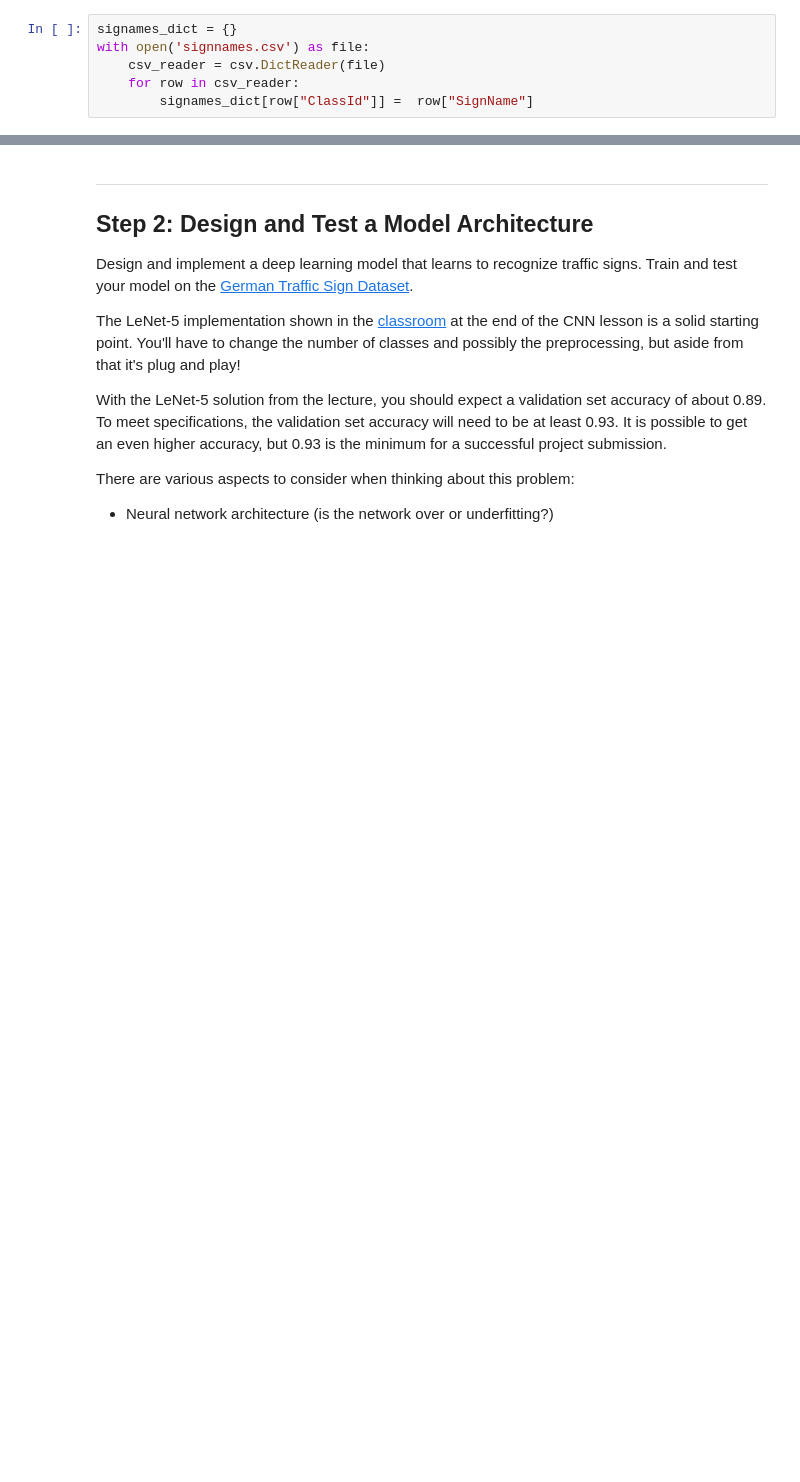
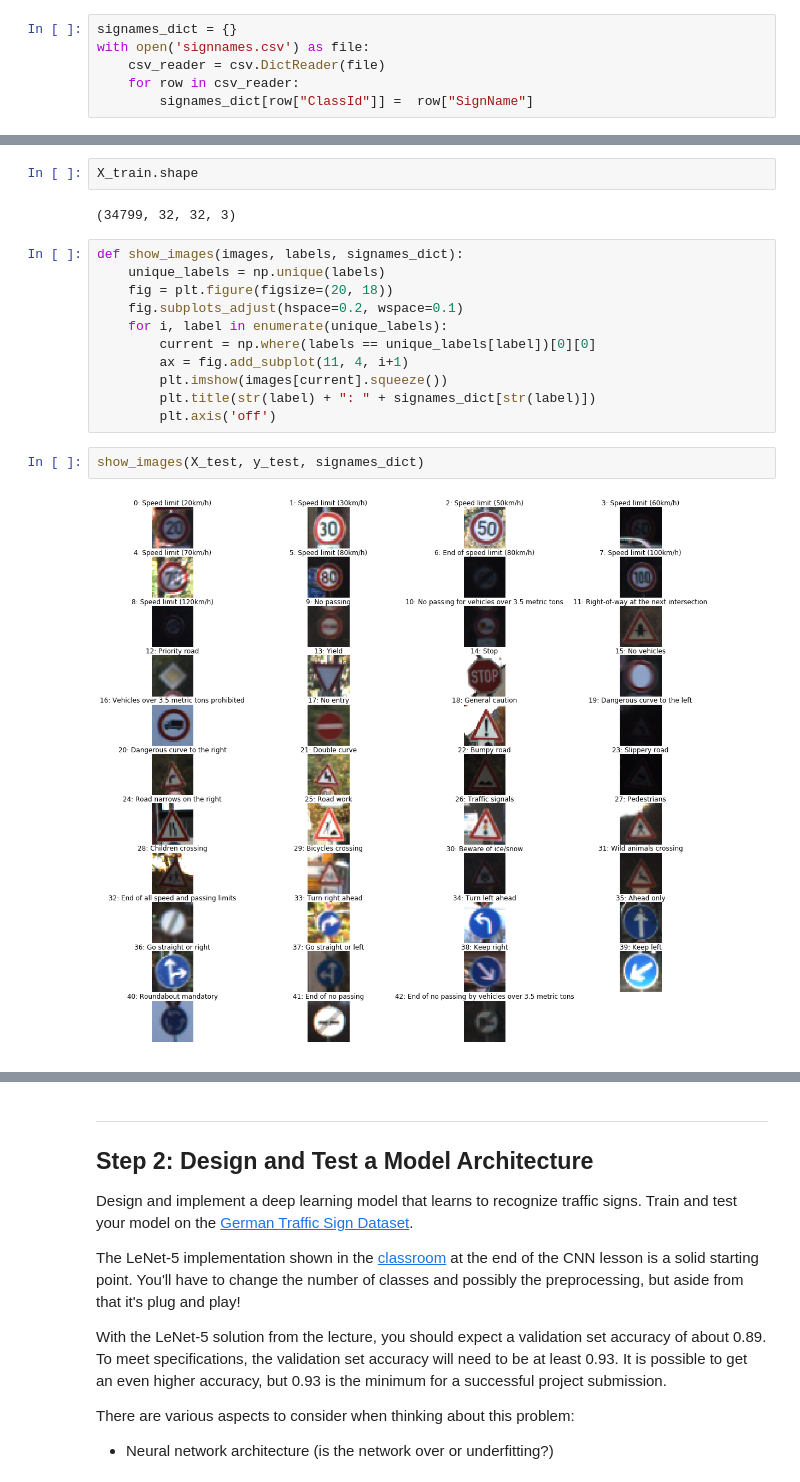
Before and after one commit to SamuelNavarro/SelfDriving, a Jupyter notebook: TrafficSign/LeNet/Traffic_Sign_Classifier-Copy1.ipynb, the cells around one changed output, grey strips where cells are left out. Drawn from its saved outputs; the diff is of its cells as text; blank space fills up the shorter version.

```diff
--- a/TrafficSign/LeNet/Traffic_Sign_Classifier-Copy1.ipynb
+++ b/TrafficSign/LeNet/Traffic_Sign_Classifier-Copy1.ipynb
@@ -122,0 +128,19 @@ plt.title(str(y_train[index])  + ": " + signames_dict[str(y_train[index])])
+# %%
+X_train.shape
+# %% [output]
+(34799, 32, 32, 3)
+# %%
+def show_images(images, labels, signames_dict):
+    unique_labels = np.unique(labels)
+    fig = plt.figure(figsize=(20, 18))
+    fig.subplots_adjust(hspace=0.2, wspace=0.1)
+    for i, label in enumerate(unique_labels):
+        current = np.where(labels == unique_labels[label])[0][0]
+        ax = fig.add_subplot(11, 4, i+1)
+        plt.imshow(images[current].squeeze())
+        plt.title(str(label) + ": " + signames_dict[str(label)])
+        plt.axis('off')
+# %%
+show_images(X_test, y_test, signames_dict)
+# %% [output]
+[figure, added]
```
Also changed, not shown: parts of 20 cells of this notebook.
